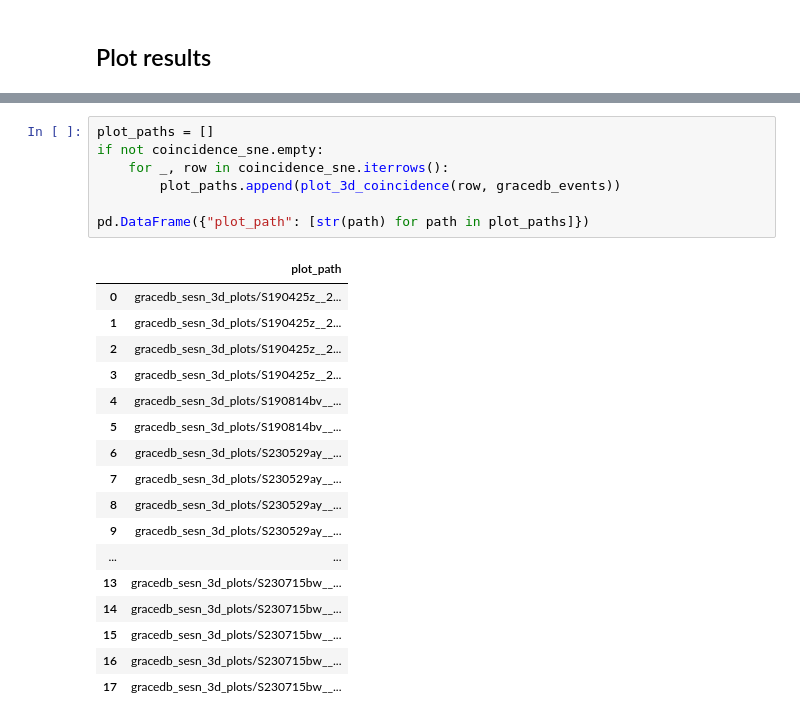
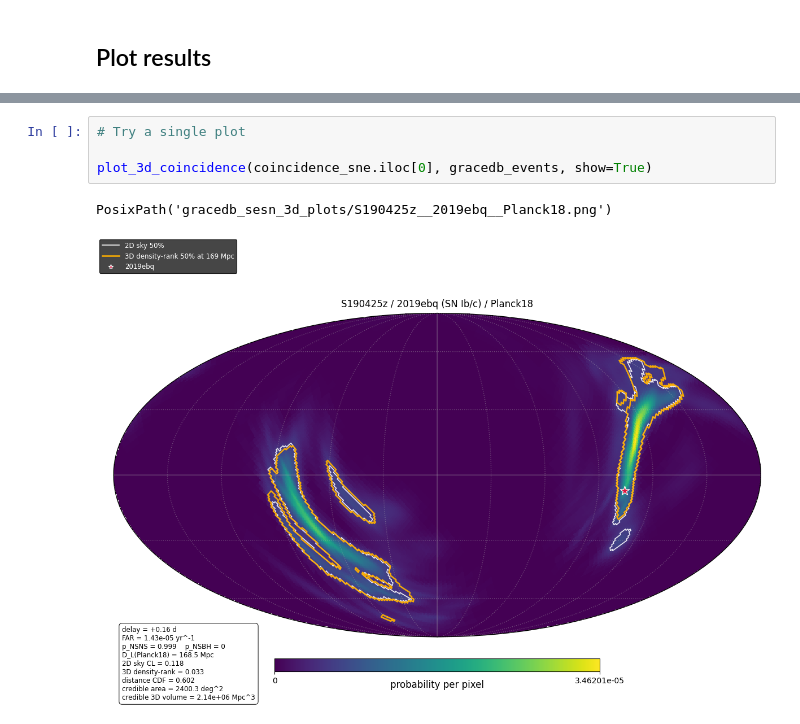
Before and after one commit to CMU-MMA/desi-alert-augmentation-pipeline, a Jupyter notebook: docs/notebooks/gracedb_sesn_refactor.ipynb, the cells around one changed output, grey strips where cells are left out. Drawn from its saved outputs; the diff is of its cells as text.

Commit message:
Use contour plot method but now with less-rsrc intensive settings; add legend for contours

```diff
--- a/docs/notebooks/gracedb_sesn_refactor.ipynb
+++ b/docs/notebooks/gracedb_sesn_refactor.ipynb
@@ -283,25 +263,7 @@ pd.DataFrame({"plot_path": [str(path) for path in plot_paths]})
-# %%
-plot_paths = []
-if not coincidence_sne.empty:
-    for _, row in coincidence_sne.iterrows():
-        plot_paths.append(plot_3d_coincidence(row, gracedb_events))
-
-pd.DataFrame({"plot_path": [str(path) for path in plot_paths]})
-# %% [output]
-|  | plot_path |
-| 0 | gracedb_sesn_3d_plots/S190425z__2... |
-| 1 | gracedb_sesn_3d_plots/S190425z__2... |
-| 2 | gracedb_sesn_3d_plots/S190425z__2... |
-| 3 | gracedb_sesn_3d_plots/S190425z__2... |
-| 4 | gracedb_sesn_3d_plots/S190814bv__... |
-| 5 | gracedb_sesn_3d_plots/S190814bv__... |
-| 6 | gracedb_sesn_3d_plots/S230529ay__... |
-| 7 | gracedb_sesn_3d_plots/S230529ay__... |
-| 8 | gracedb_sesn_3d_plots/S230529ay__... |
-| 9 | gracedb_sesn_3d_plots/S230529ay__... |
-| ... | ... |
-| 13 | gracedb_sesn_3d_plots/S230715bw__... |
-| 14 | gracedb_sesn_3d_plots/S230715bw__... |
-| 15 | gracedb_sesn_3d_plots/S230715bw__... |
-| 16 | gracedb_sesn_3d_plots/S230715bw__... |
-| 17 | gracedb_sesn_3d_plots/S230715bw__... |
+# %%
+# Try a single plot
+
+plot_3d_coincidence(coincidence_sne.iloc[0], gracedb_events, show=True)
+# %% [output]
+PosixPath('gracedb_sesn_3d_plots/S190425z__2019ebq__Planck18.png')
+[figure, added]
```
Also changed, not shown: parts of 5 cells of this notebook, 1 other file.
